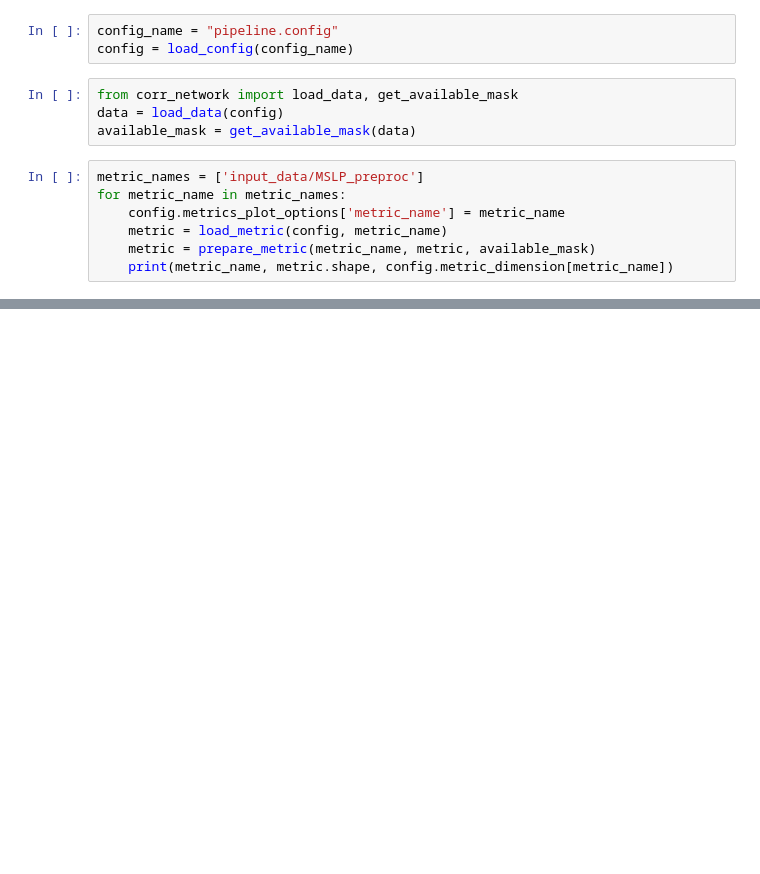
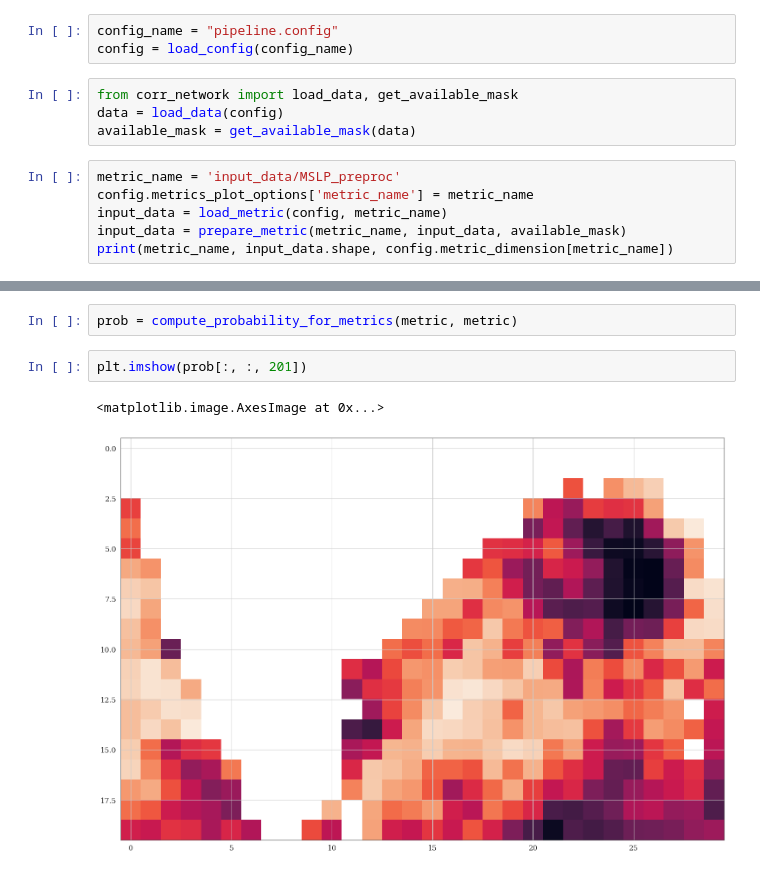
Before and after one commit to mike-live/climate-networks, a Jupyter notebook: src/notebooks/Attack_input_data.ipynb, the cells around one changed output, grey strips where cells are left out. Drawn from its saved outputs; the diff is of its cells as text; blank space fills up the shorter version.

```diff
--- a/src/notebooks/Attack_input_data.ipynb
+++ b/src/notebooks/Attack_input_data.ipynb
@@ -56,10 +58,9 @@ from corr_network import load_data, get_available_mask
 data = load_data(config)
 available_mask = get_available_mask(data)
 # %%
-metric_names = ['input_data/MSLP_preproc']
-for metric_name in metric_names:
-    config.metrics_plot_options['metric_name'] = metric_name
-    metric = load_metric(config, metric_name)
-    metric = prepare_metric(metric_name, metric, available_mask)
-    print(metric_name, metric.shape, config.metric_dimension[metric_name])
+metric_name = 'input_data/MSLP_preproc'
+config.metrics_plot_options['metric_name'] = metric_name
+input_data = load_metric(config, metric_name)
+input_data = prepare_metric(metric_name, input_data, available_mask)
+print(metric_name, input_data.shape, config.metric_dimension[metric_name])
 # %% [output]
@@ -86,0 +157,7 @@ metric_names
+# %%
+prob = compute_probability_for_metrics(metric, metric)
+# %%
+plt.imshow(prob[:, :, 201])
+# %% [output]
+<matplotlib.image.AxesImage at 0x...>
+[figure, added]
```
Also changed, not shown: parts of 8 cells of this notebook.
